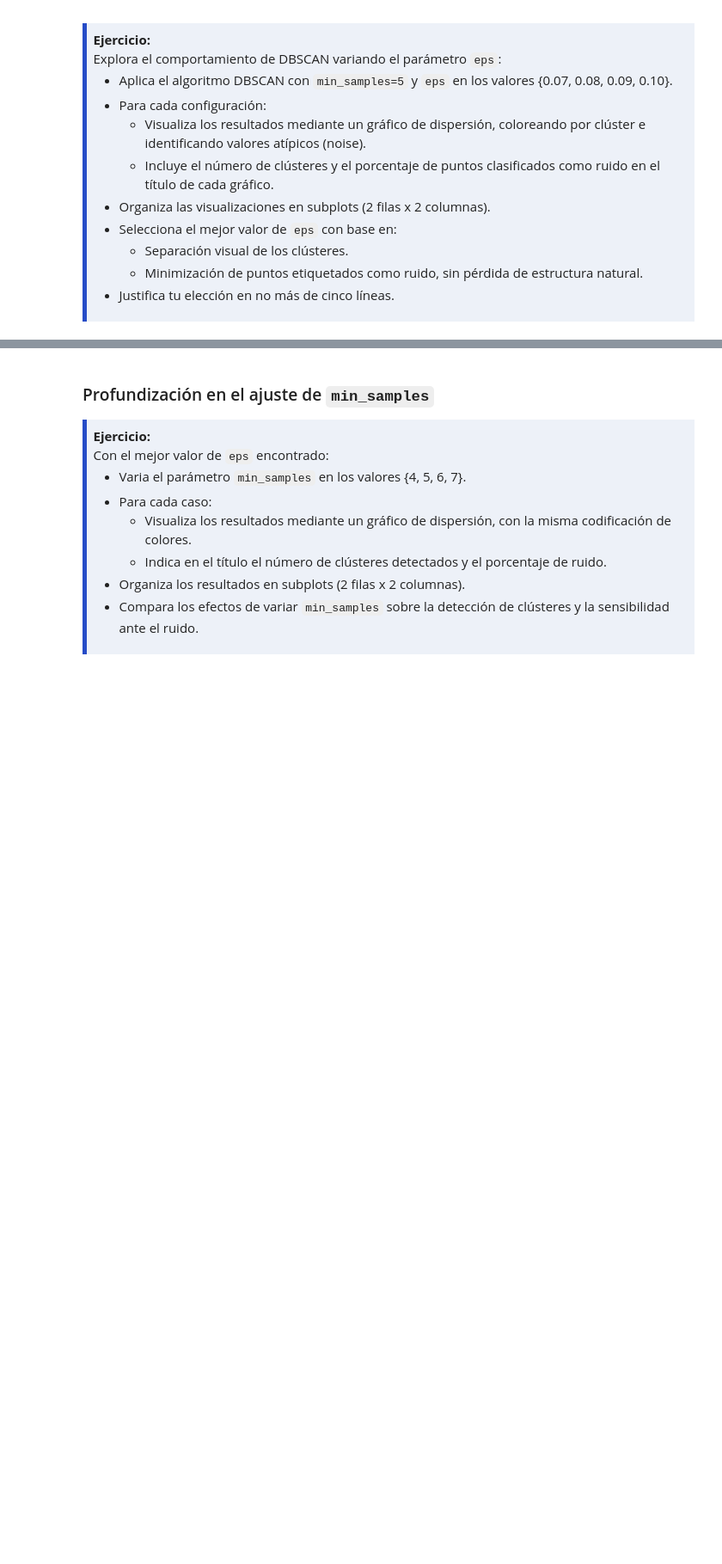
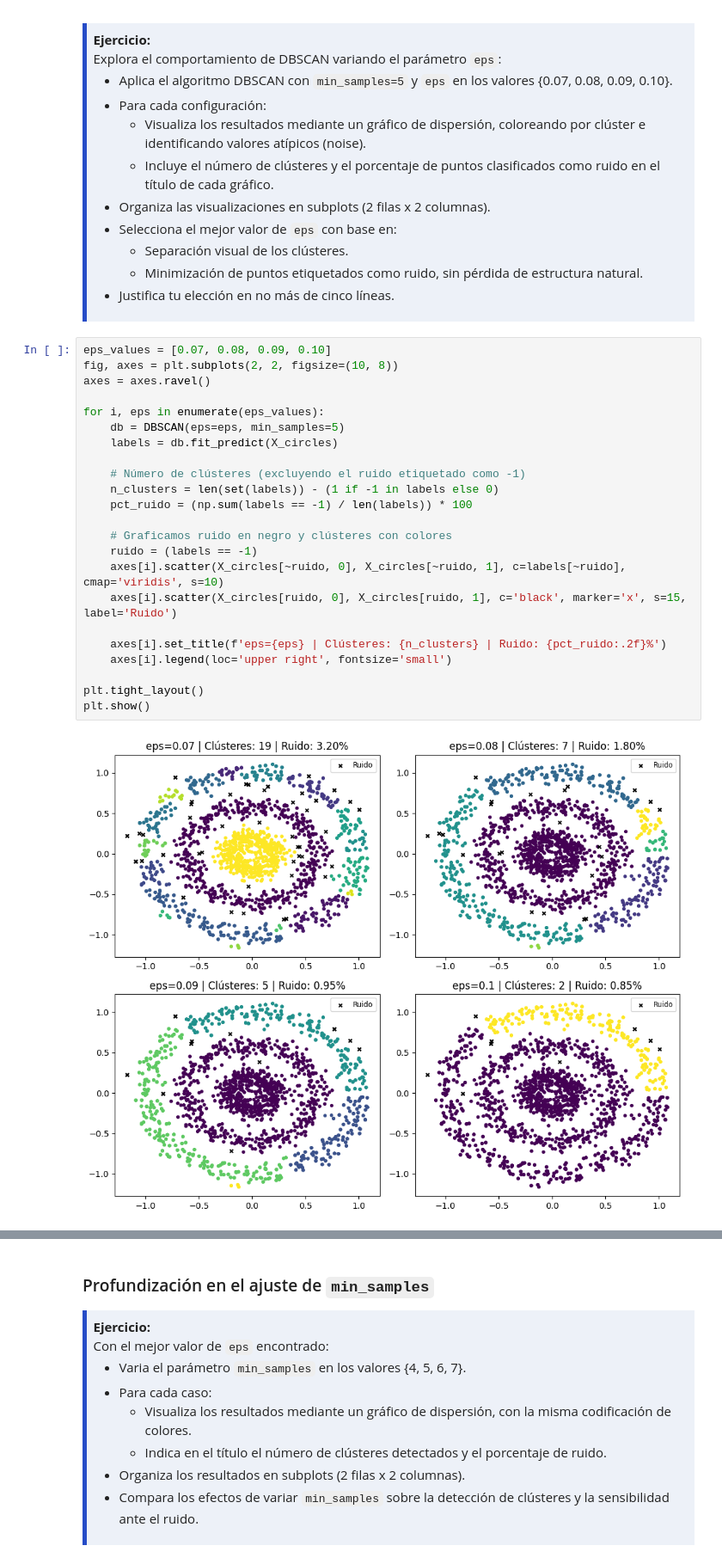
Before and after one commit to JuanEsteban-prog/AprendizajeAutom-ticoInicial, a Jupyter notebook: Talleres/Taller17_Nov/Taller01.ipynb, the cells around one changed output, grey strips where cells are left out. Shown at 86% size. Cells and saved outputs as stored; diff of their text form; blank space fills up the shorter version.

```diff
--- a/Talleres/Taller17_Nov/Taller01.ipynb
+++ b/Talleres/Taller17_Nov/Taller01.ipynb
@@ -256,3 +253,28 @@ Explora el comportamiento de DBSCAN variando el parámetro <code>eps</code>:
   <li>Justifica tu elección en no más de cinco líneas.</li>
 </ul>
 </div>
+# %%
+eps_values = [0.07, 0.08, 0.09, 0.10]
+fig, axes = plt.subplots(2, 2, figsize=(10, 8))
+axes = axes.ravel()
+
+for i, eps in enumerate(eps_values):
+    db = DBSCAN(eps=eps, min_samples=5)
+    labels = db.fit_predict(X_circles)
+
+    # Número de clústeres (excluyendo el ruido etiquetado como -1)
+    n_clusters = len(set(labels)) - (1 if -1 in labels else 0)
+    pct_ruido = (np.sum(labels == -1) / len(labels)) * 100
+
+    # Graficamos ruido en negro y clústeres con colores
+    ruido = (labels == -1)
+    axes[i].scatter(X_circles[~ruido, 0], X_circles[~ruido, 1], c=labels[~ruido], cmap='viridis', s=10)
+    axes[i].scatter(X_circles[ruido, 0], X_circles[ruido, 1], c='black', marker='x', s=15, label='Ruido')
+
+    axes[i].set_title(f'eps={eps} | Clústeres: {n_clusters} | Ruido: {pct_ruido:.2f}%')
+    axes[i].legend(loc='upper right', fontsize='small')
+
+plt.tight_layout()
+plt.show()
+# %% [output]
+[figure, added]
```
Also changed, not shown: parts of 19 cells of this notebook.
